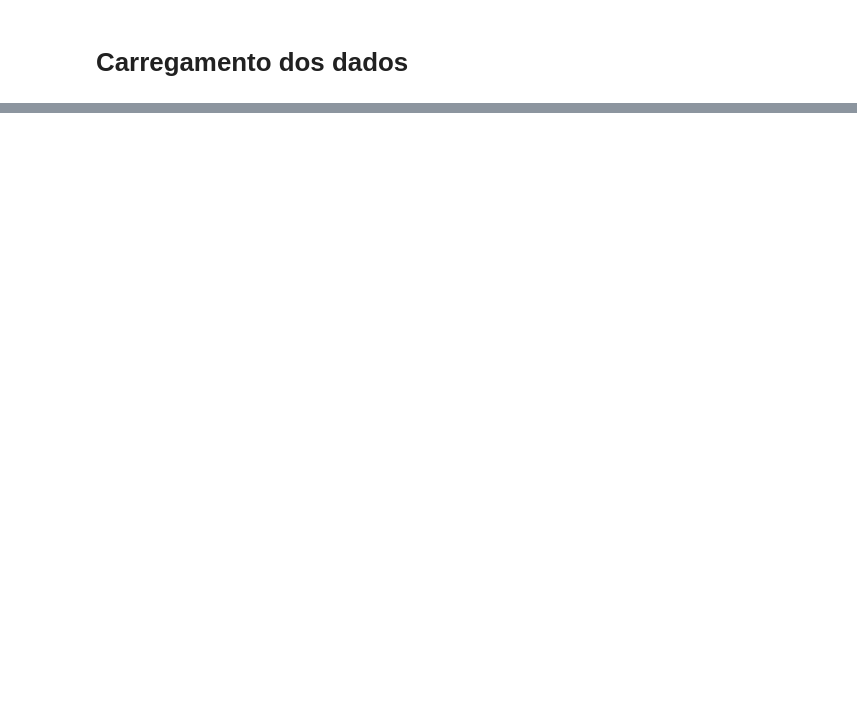
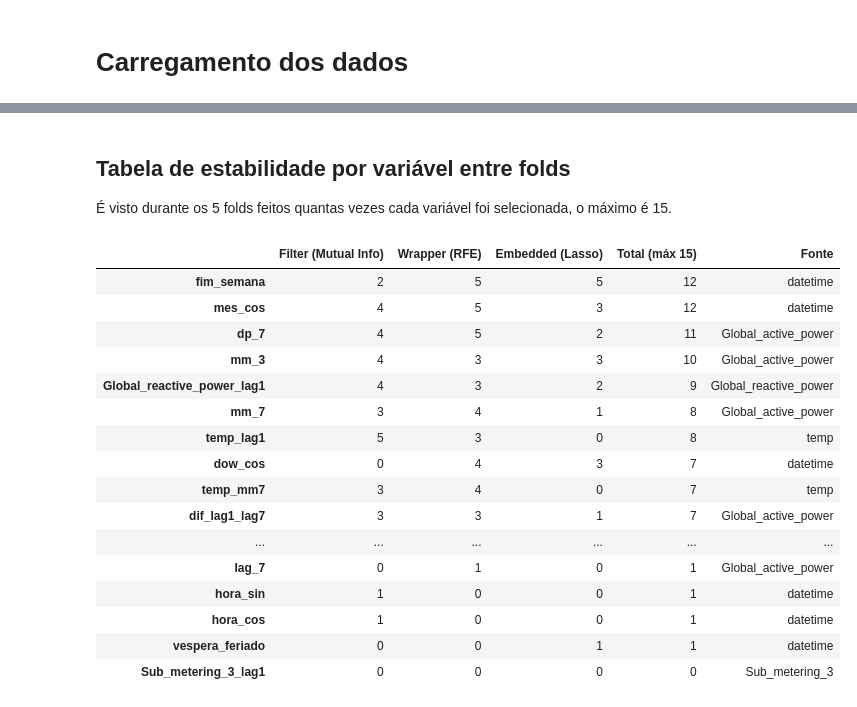
Before and after one commit to leonorrebola9/LusoEnergy_Project, a Jupyter notebook: 02_parteIII.ipynb, the cells around one changed output, grey strips where cells are left out. Saved outputs shown, nothing was run; the diff lists cells and outputs as text; code cells hidden in the pictures; blank space fills up the shorter version.

```diff
--- a/02_parteIII.ipynb
+++ b/02_parteIII.ipynb
@@ -373,0 +46,20 @@ print("Nunca escolhidas por nenhum método:", final.index[final["nº métodos"]
+# %%
+diario = pd.read_csv("data/processed/consumo_tratado.csv", index_col=0, parse_dates=True).asfreq("D")
+
+# Temperatura horária externa (Sceaux) -- dado de enriquecimento (bónus)
+tserie = (pd.read_csv("data/sceaux_temp_horaria_2008_2009.csv", parse_dates=["timestamp"])
+          .set_index("timestamp")["temp_c"])
+diario["temp"] = tserie.resample("D").mean().reindex(diario.index)
+
+
+# Alinhar alvo y e matriz de features X_all
+y = diario["Global_active_power"].dropna()
+X = X_all.loc[y.index].copy()
+
+# Configuração da validação temporal e número de features alvo
+N_SPLITS = 5
+K_FEAT = 10
+tscv = TimeSeriesSplit(n_splits=N_SPLITS)
+
+print(f"{diario['Global_active_power'].notna().sum()} dias válidos | {diario.index.min().date()} -> {diario.index.max().date()}")
+diario.head()
@@ -373,0 +390,36 @@ print("Nunca escolhidas por nenhum método:", final.index[final["nº métodos"]
+# %% [markdown]
+## Tabela de estabilidade por variável entre folds
+É visto durante os 5 folds feitos quantas vezes cada variável foi selecionada, o máximo é 15.
+# %%
+freq_selecao = pd.DataFrame(index=X.columns)
+
+for nome in ["Filter (Mutual Info)", "Wrapper (RFE)", "Embedded (Lasso)"]:
+    freq_selecao[nome] = [
+        sum(col in s for s in selecoes[nome])
+        for col in X.columns
+    ]
+
+freq_selecao["Total (máx 15)"] = freq_selecao.sum(axis=1)
+freq_selecao["Fonte"] = freq_selecao.index.map(FONTE)
+
+# Ordenar das mais escolhidas para as menos escolhidas
+freq_selecao = freq_selecao.sort_values(by=["Total (máx 15)", "Wrapper (RFE)"], ascending=False)
+freq_selecao
+# %% [output]
+|  | Filter (Mutual Info) | Wrapper (RFE) | Embedded (Lasso) | Total (máx 15) | Fonte |
+| fim_semana | 2 | 5 | 5 | 12 | datetime |
+| mes_cos | 4 | 5 | 3 | 12 | datetime |
+| dp_7 | 4 | 5 | 2 | 11 | Global_active_power |
+| mm_3 | 4 | 3 | 3 | 10 | Global_active_power |
+| Global_reactive_power_lag1 | 4 | 3 | 2 | 9 | Global_reactive_power |
+| mm_7 | 3 | 4 | 1 | 8 | Global_active_power |
+| temp_lag1 | 5 | 3 | 0 | 8 | temp |
+| dow_cos | 0 | 4 | 3 | 7 | datetime |
+| temp_mm7 | 3 | 4 | 0 | 7 | temp |
+| dif_lag1_lag7 | 3 | 3 | 1 | 7 | Global_active_power |
+| ... | ... | ... | ... | ... | ... |
+| lag_7 | 0 | 1 | 0 | 1 | Global_active_power |
+| hora_sin | 1 | 0 | 0 | 1 | datetime |
+| hora_cos | 1 | 0 | 0 | 1 | datetime |
+| vespera_feriado | 0 | 0 | 1 | 1 | datetime |
+| Sub_metering_3_lag1 | 0 | 0 | 0 | 0 | Sub_metering_3 |
```
Also changed, not shown: parts of 42 cells of this notebook, 4 other files.
